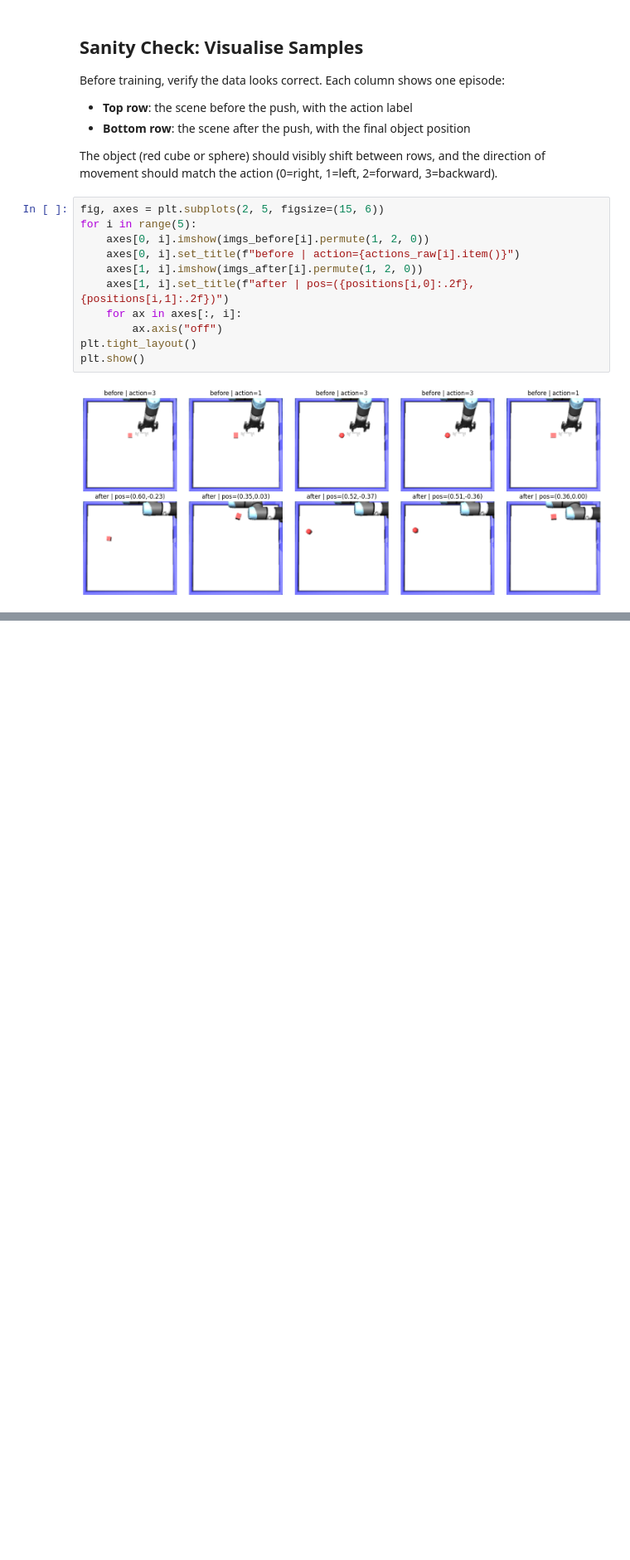
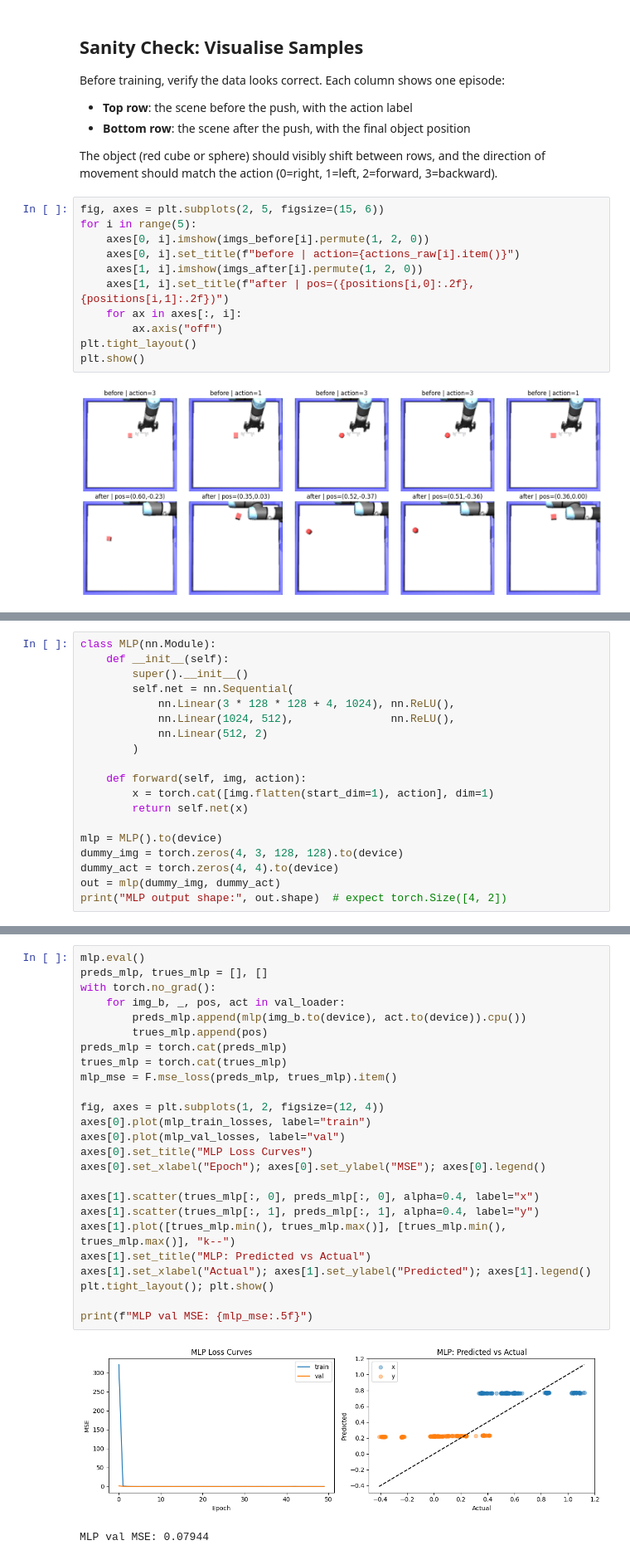
Before and after one commit to batdora/BOUN_Deep_Learning_in_Robotics, a Jupyter notebook: src/hw1.ipynb, the cells around one changed output, grey strips where cells are left out. Shown at 83% size. Cells and saved outputs as stored; diff of their text form; blank space fills up the shorter version.

Commit message:
feat(hw1): MLP position prediction model and training

```diff
--- a/src/hw1.ipynb
+++ b/src/hw1.ipynb
@@ -107,0 +120,19 @@ plt.show()
+# %%
+class MLP(nn.Module):
+    def __init__(self):
+        super().__init__()
+        self.net = nn.Sequential(
+            nn.Linear(3 * 128 * 128 + 4, 1024), nn.ReLU(),
+            nn.Linear(1024, 512),               nn.ReLU(),
+            nn.Linear(512, 2)
+        )
+
+    def forward(self, img, action):
+        x = torch.cat([img.flatten(start_dim=1), action], dim=1)
+        return self.net(x)
+
+mlp = MLP().to(device)
+dummy_img = torch.zeros(4, 3, 128, 128).to(device)
+dummy_act = torch.zeros(4, 4).to(device)
+out = mlp(dummy_img, dummy_act)
+print("MLP output shape:", out.shape)  # expect torch.Size([4, 2])
@@ -107,0 +187,28 @@ plt.show()
+# %%
+mlp.eval()
+preds_mlp, trues_mlp = [], []
+with torch.no_grad():
+    for img_b, _, pos, act in val_loader:
+        preds_mlp.append(mlp(img_b.to(device), act.to(device)).cpu())
+        trues_mlp.append(pos)
+preds_mlp = torch.cat(preds_mlp)
+trues_mlp = torch.cat(trues_mlp)
+mlp_mse = F.mse_loss(preds_mlp, trues_mlp).item()
+
+fig, axes = plt.subplots(1, 2, figsize=(12, 4))
+axes[0].plot(mlp_train_losses, label="train")
+axes[0].plot(mlp_val_losses, label="val")
+axes[0].set_title("MLP Loss Curves")
+axes[0].set_xlabel("Epoch"); axes[0].set_ylabel("MSE"); axes[0].legend()
+
+axes[1].scatter(trues_mlp[:, 0], preds_mlp[:, 0], alpha=0.4, label="x")
+axes[1].scatter(trues_mlp[:, 1], preds_mlp[:, 1], alpha=0.4, label="y")
+axes[1].plot([trues_mlp.min(), trues_mlp.max()], [trues_mlp.min(), trues_mlp.max()], "k--")
+axes[1].set_title("MLP: Predicted vs Actual")
+axes[1].set_xlabel("Actual"); axes[1].set_ylabel("Predicted"); axes[1].legend()
+plt.tight_layout(); plt.show()
+
+print(f"MLP val MSE: {mlp_mse:.5f}")
+# %% [output]
+[figure, added]
+MLP val MSE: 0.07944
```
Also changed, not shown: parts of 5 cells of this notebook.
